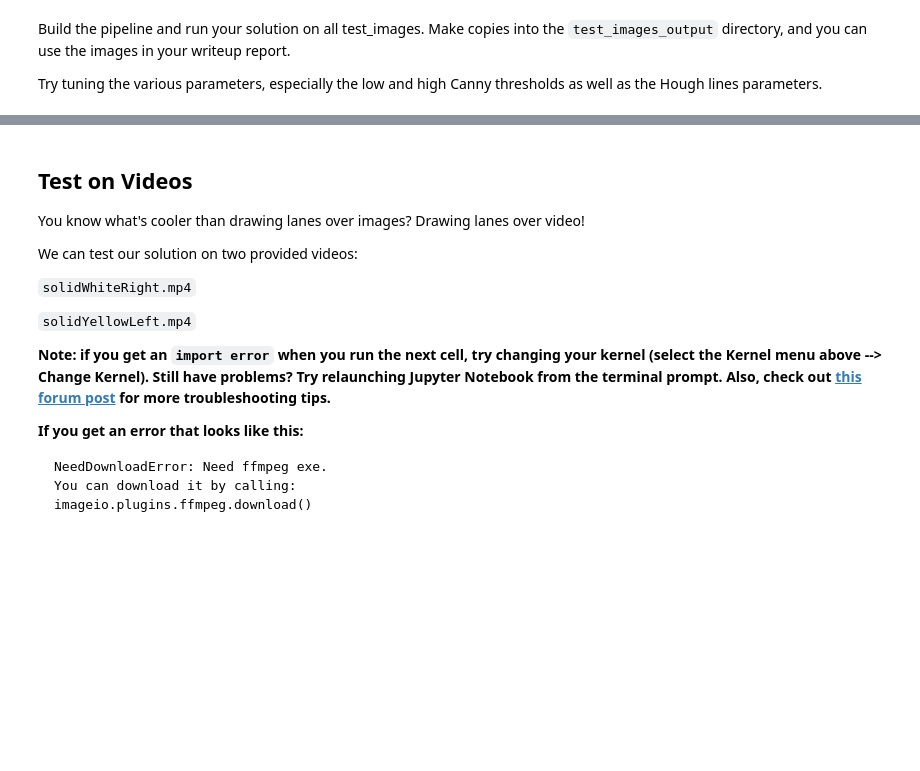
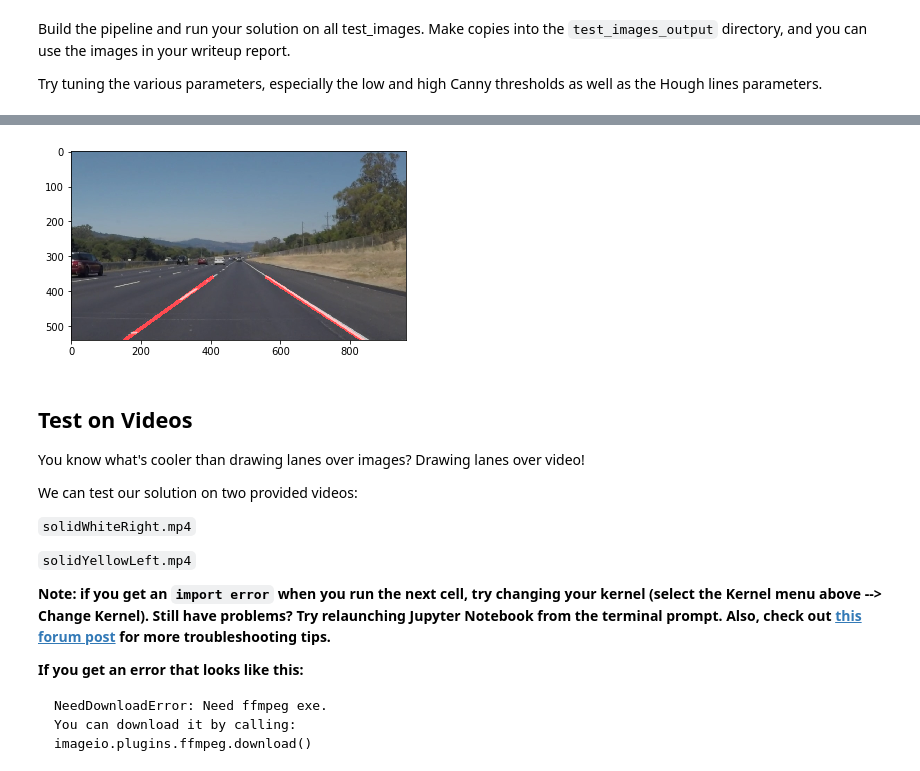
Before and after one commit to hirotoshi8/CarND-LaneLines-P1, a Jupyter notebook: P1.ipynb, the cells around one changed output, grey strips where cells are left out. Cells and saved outputs as stored; diff of their text form; code cells hidden in the pictures; blank space fills up the shorter version.

```diff
--- a/P1.ipynb
+++ b/P1.ipynb
@@ -522,18 +473,23 @@ plt.imshow(lines_edges)
 # %%
 #Applies a hough transformation
 rho = 1 # distance resolution in pixels of the Hough grid
 theta = np.pi/180   # angular resolution in radians of the Hough grid
 threshold = 30     # minimum number of votes (intersections in Hough grid cell)
 min_line_len = 80  # minimum number of pixels making up a line
-max_line_gap = 20   # maximum gap in pixels between connectable line segments
+max_line_gap = 70   # maximum gap in pixels between connectable line segments
 line_image = np.copy(img)*0 # creating a blank to draw lines on
 
 line_image = hough_lines(edge_masked, rho, theta, threshold, min_line_len, max_line_gap)
 plt.imshow(line_image, cmap='gray')
 
-#Make the outpout image
+# Make the outpout image
 lines_edges = weighted_img(line_image, img, α=0.8, β=1., λ=0.)
 plt.imshow(lines_edges)
+
+# Save the outpout image
+plt.savefig("test_images_output/"+"lines_edges_"+src_img)
+# %% [output]
+[figure, added]
 # %% [markdown]
 ## Test on Videos
 
```
Also changed, not shown: parts of 16 cells of this notebook, 9 other files.
